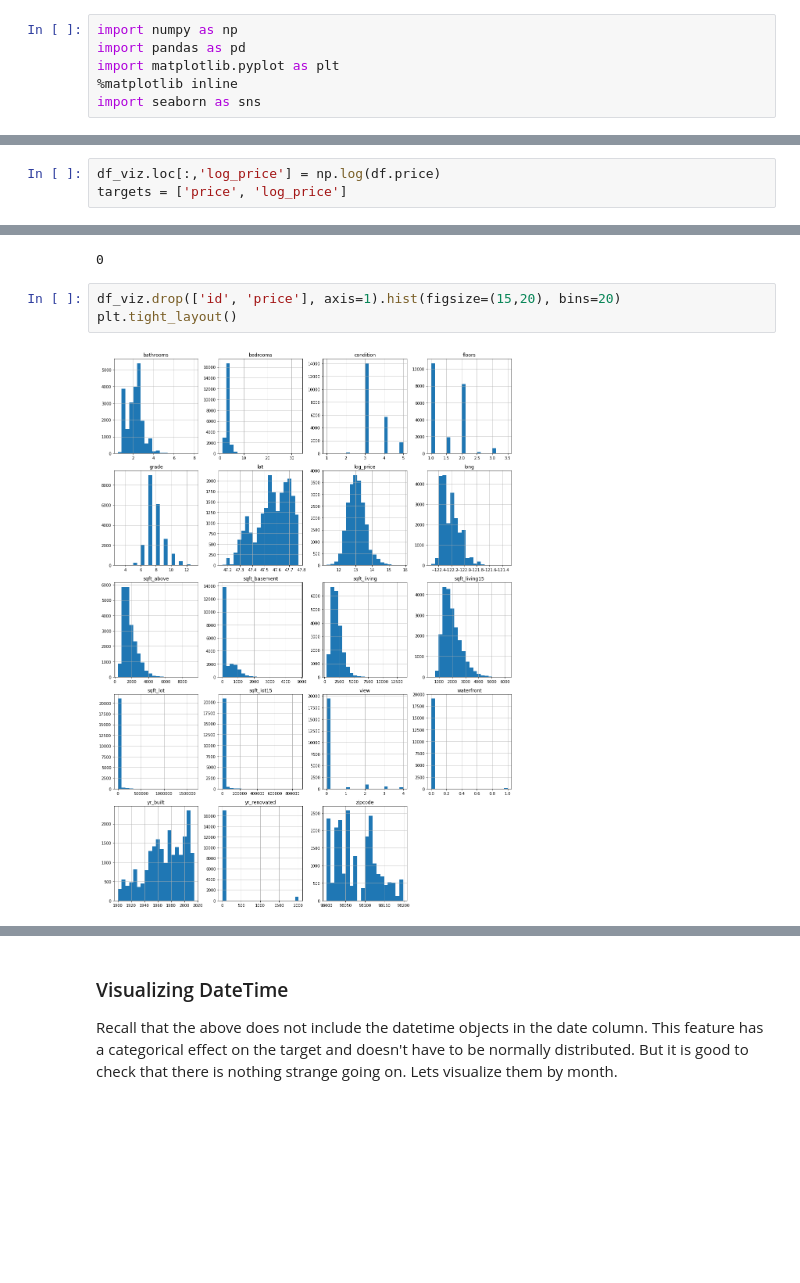
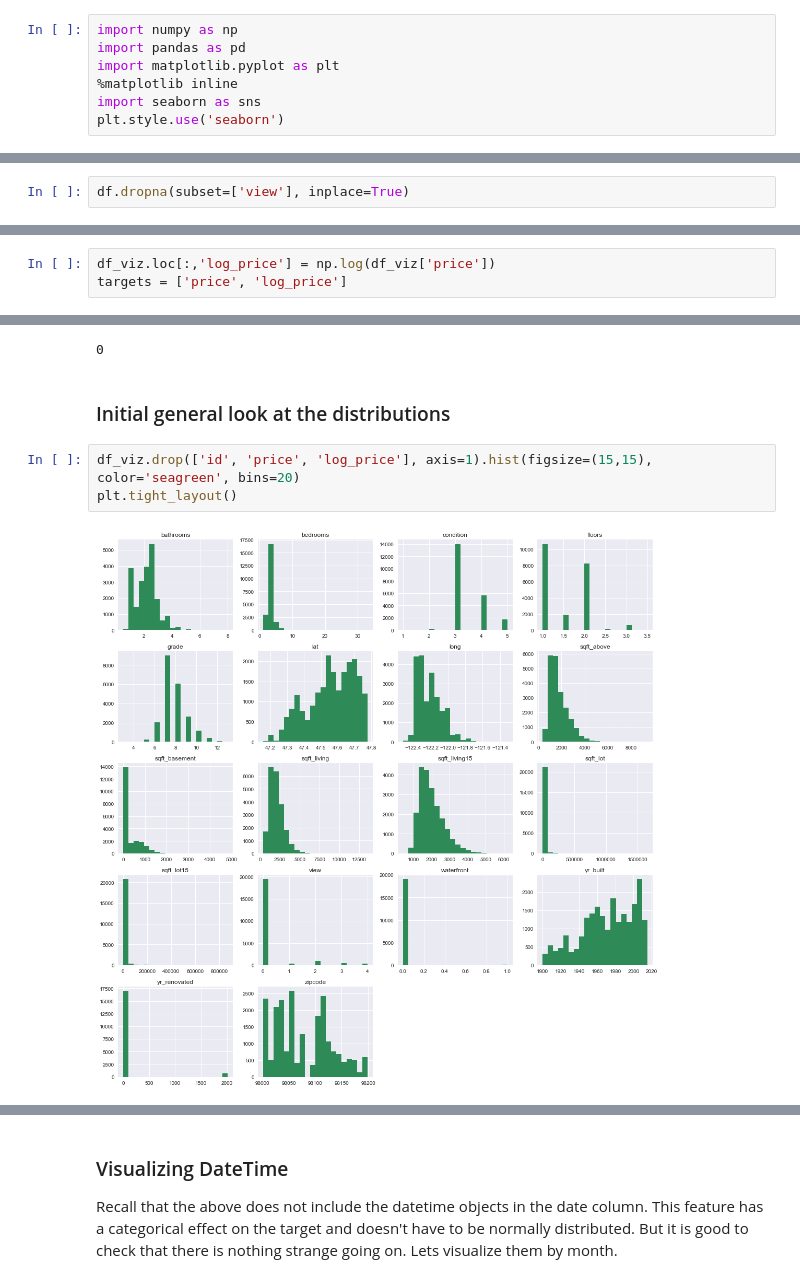
Before and after one commit to Patrickbfuller/lin_reg_tutorial, a Jupyter notebook: linear_regression.ipynb, the cells around one changed output, grey strips where cells are left out. Cells and saved outputs as stored; diff of their text form; blank space fills up the shorter version.

Commit message:
re color initial distplots

```diff
--- a/linear_regression.ipynb
+++ b/linear_regression.ipynb
@@ -32,6 +32,7 @@ import pandas as pd
 import matplotlib.pyplot as plt
 %matplotlib inline
 import seaborn as sns
+plt.style.use('seaborn')
 # %%
 df = pd.read_csv('data/kc_house_data.csv')
 # %% [markdown]
@@ -323,0 +333,2 @@ df.duplicated().sum()
+# %%
+df.dropna(subset=['view'], inplace=True)
@@ -357,5 +373,5 @@ That seems to capture the distribution in a normal distribution. Let's add a log
 # %%
-df_viz.loc[:,'log_price'] = np.log(df.price)
+df_viz.loc[:,'log_price'] = np.log(df_viz['price'])
 targets = ['price', 'log_price']
 # %% [markdown]
 What about predictors? Time to coerce our object dtypes.
@@ -375,9 +391,11 @@ Quick check that the relationship is correct.
 sum(df_viz.sqft_above + df_viz.sqft_basement != df_viz.sqft_living)
 # %% [output]
 0
+# %% [markdown]
+### Initial general look at the distributions
 # %%
-df_viz.drop(['id', 'price'], axis=1).hist(figsize=(15,20), bins=20)
+df_viz.drop(['id', 'price', 'log_price'], axis=1).hist(figsize=(15,15), color='seagreen', bins=20)
 plt.tight_layout()
 # %% [output]
-[figure, old version]
+[figure, new version]
 # %% [markdown]
```
Also changed, not shown: parts of 34 cells of this notebook.
